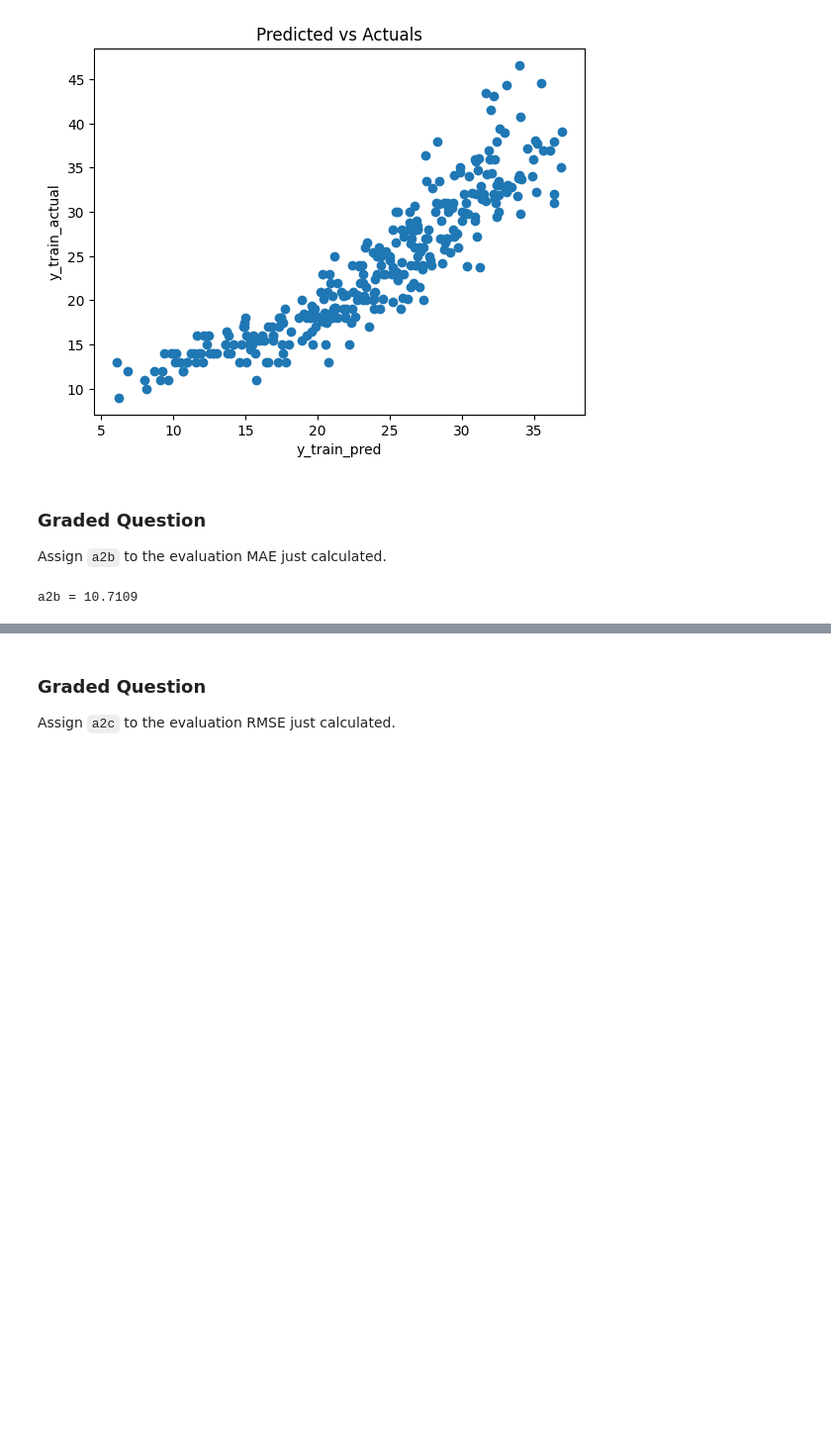
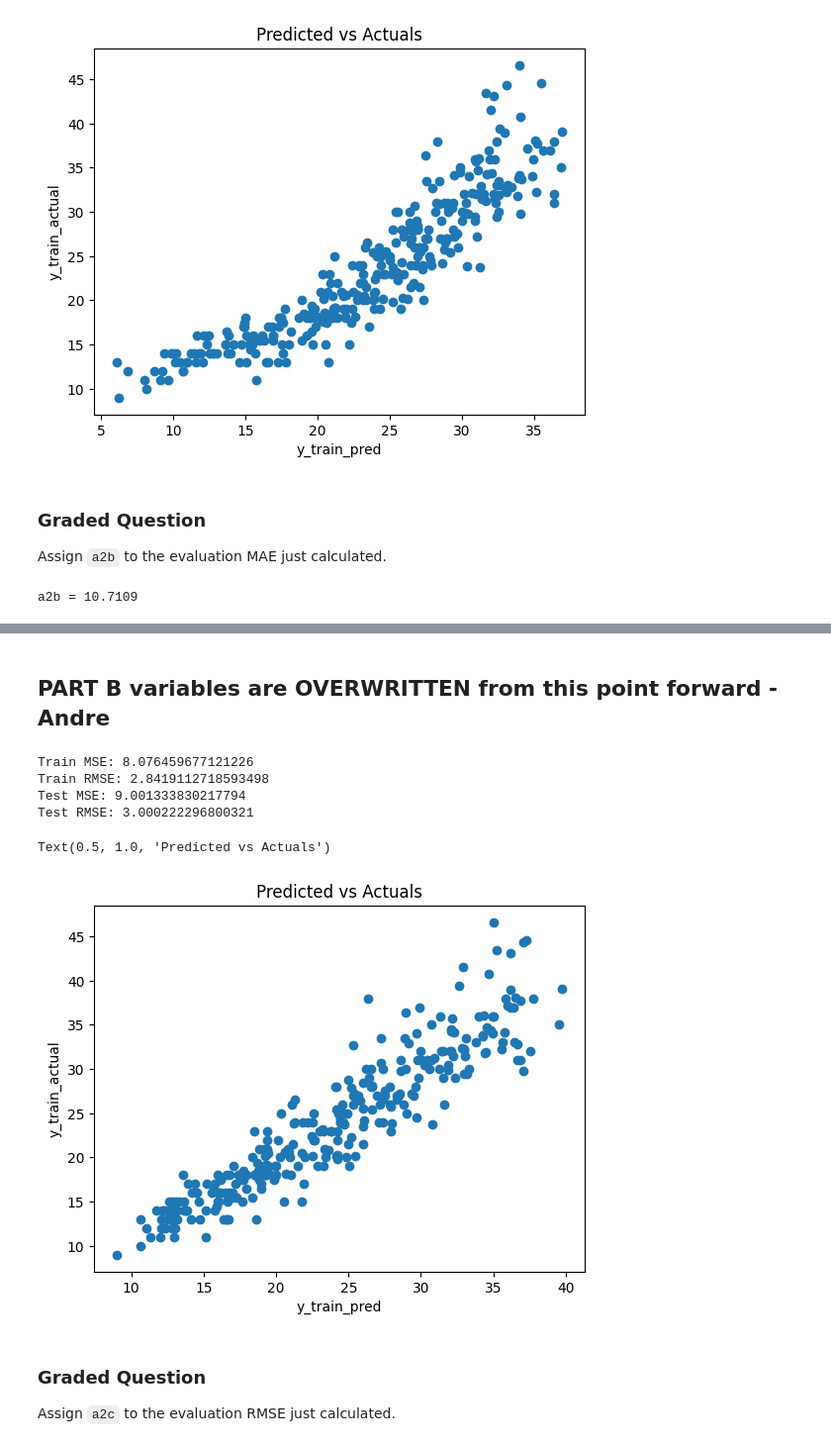
Before and after one commit to andre-bu-gitdev/ML_Fundamentals_dx603, a Jupyter notebook: Homework_03.ipynb, the cells around one changed output, grey strips where cells are left out. Shown at 99% size. Cells and saved outputs as stored; diff of their text form; code cells hidden in the pictures; blank space fills up the shorter version.

```diff
--- a/Homework_03.ipynb
+++ b/Homework_03.ipynb
@@ -639,3 +639,19 @@ This allows the model to capture joint effects that wouldn’t be possible with
 - Answer the graded question
 # %%
 # Your code here; add as many cells as you need
+
+#Creating new columns
+
+SqrtHP = np.sqrt(df_mpg_cleaned['horsepower'])
+
+LogWeight = np.log1p(df_mpg_cleaned['weight'])
+
+DispXyl = df_mpg_cleaned['displacement'] * df_mpg_cleaned['cylinders']
+
+df_mpg_cleaned['SqrtHP'] = SqrtHP
+
+df_mpg_cleaned['LogWeight'] = LogWeight
+
+df_mpg_cleaned['DispXyl'] = DispXyl
+
+df_mpg_cleaned
@@ -642,3 +672,47 @@ This allows the model to capture joint effects that wouldn’t be possible with
+# %% [markdown]
+## PART B variables are OVERWRITTEN from this point forward - Andre
+# %%
+# Copy and pasted code from part B
+
+# Step 1
+X = df_mpg_cleaned.drop(columns = ['mpg'])
+y = df_mpg_cleaned['mpg']
+
+# Step 2
+X_train, X_test, y_train, y_test = train_test_split(X, y, test_size= 0.2, random_state= random_seed)
+
+# Step 3
+model = LinearRegression()
+model.fit(X_train, y_train) # training model on train split
+
+# Step 4
+y_train_pred = model.predict(X_train) # making predictions for both the train and test splits
+y_test_pred = model.predict(X_test)
+
+# Step 5
+train_mse = mean_squared_error(y_train, y_train_pred)
+train_rmse = np.sqrt(train_mse)
+
+test_mse = mean_squared_error(y_test, y_test_pred)
+test_rmse = np.sqrt(test_mse)
+
+print('Train MSE: '+ str(train_mse))
+print('Train RMSE: '+ str(train_rmse))
+print('Test MSE: '+ str(test_mse))
+print('Test RMSE: '+ str(test_rmse))
+
+# Step 6
+plt.scatter(y_train_pred, y_train)
+plt.xlabel('y_train_pred')
+plt.ylabel('y_train_actual')
+plt.title('Predicted vs Actuals')
+# %% [output]
+Train MSE: 8.076459677121226
+Train RMSE: 2.8419112718593498
+Test MSE: 9.001333830217794
+Test RMSE: 3.000222296800321
+Text(0.5, 1.0, 'Predicted vs Actuals')
+[figure, added]
 # %% [markdown]
 ### Graded Question
 
```
Also changed, not shown: parts of 4 cells of this notebook.
